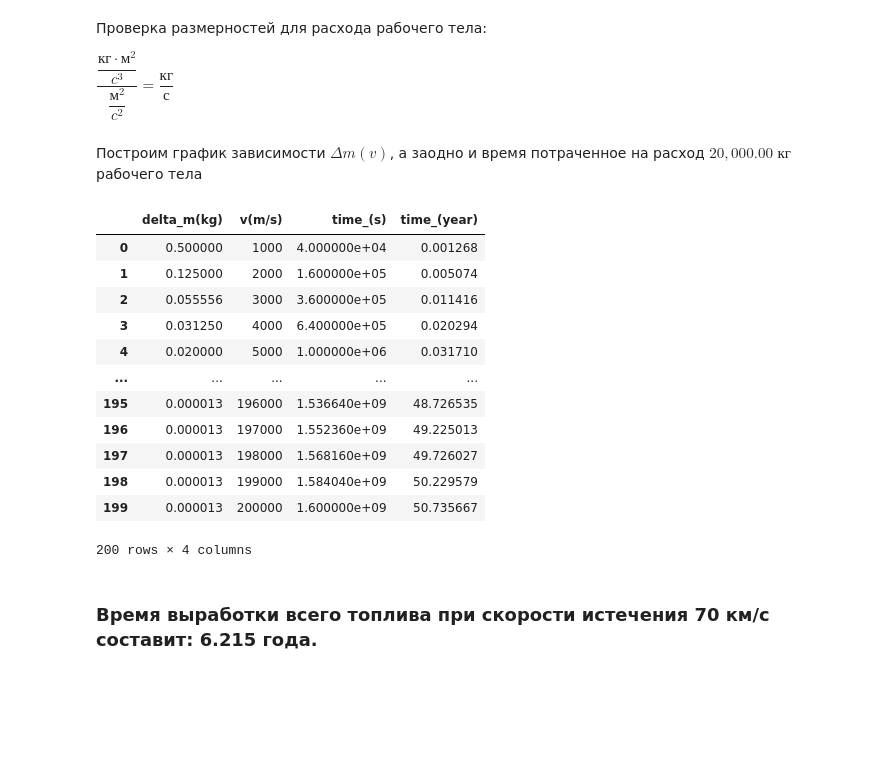
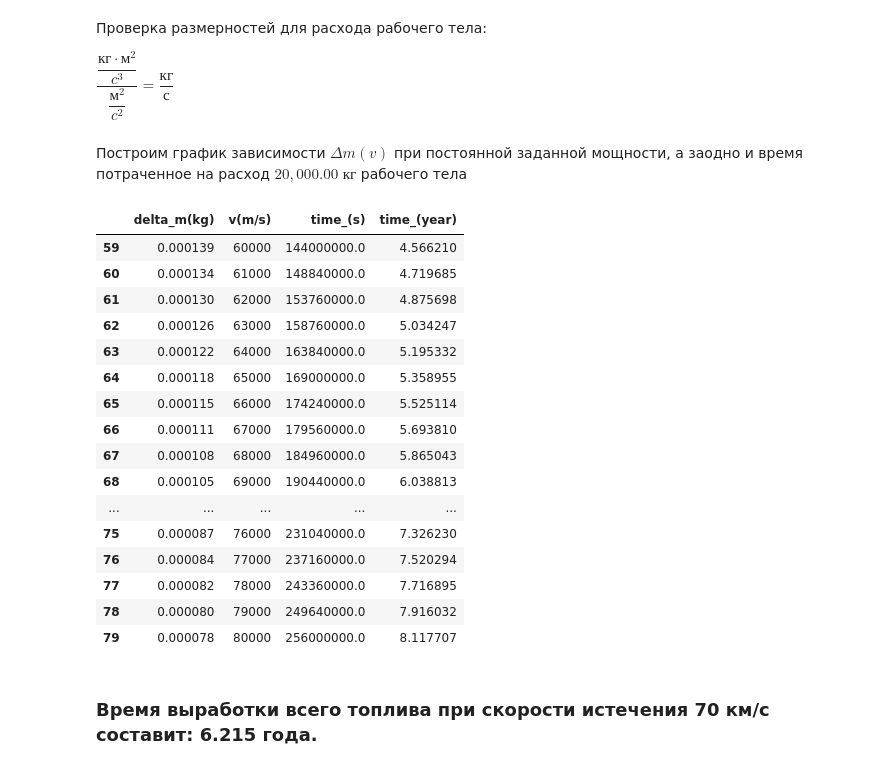
Before and after one commit to vfuga/nucleon, a Jupyter notebook: nucleon.ipynb, the cells around one changed output. Cells and saved outputs as stored; diff of their text form; code cells hidden in the pictures; blank space fills up the shorter version.

```diff
--- a/nucleon.ipynb
+++ b/nucleon.ipynb
@@ -32,26 +32,34 @@ $ v = \sqrt { 2 \dfrac{ N}{\Delta m} } \space  , или \space расход \spa
 
 $ \dfrac { \dfrac {кг \cdot м^2 }{c^3} }{ \dfrac{м^2}{c^2} } = \dfrac{кг}{с}$
 # %% [markdown]
-Построим график зависимости $\Delta m(v)$, a заодно и время потраченное на расход $20,000.00$ $кг$ рабочего тела
+Построим график зависимости $\Delta m(v)$ при постоянной заданной мощности, a заодно и время потраченное на расход $20,000.00$ $кг$ рабочего тела
 # %%
-data = pd.DataFrame([(2 * 250_000/(v**2), v) for v in range(1000, 201_000, 1000)], columns=['delta_m(kg)', 'v(m/s)'])
+data = pd.DataFrame([(2 * 250_000/(v**2), v) for v in range(1000, 201_000, 1000)], \
+                    columns=['delta_m(kg)', 'v(m/s)'])
+
 data['time_(s)'] = 20_000 / data['delta_m(kg)']
+
 data['time_(year)'] = data['time_(s)']/60/60/24/365 # 60секунд * 60минут * 24 часа * 365 дней
-data
+
+data[(data['v(m/s)'] >=60000) & (data['v(m/s)'] <=80000)]
 # %% [output]
 |  | delta_m(kg) | v(m/s) | time_(s) | time_(year) |
-| 0 | 0.500000 | 1000 | 4.000000e+04 | 0.001268 |
-| 1 | 0.125000 | 2000 | 1.600000e+05 | 0.005074 |
-| 2 | 0.055556 | 3000 | 3.600000e+05 | 0.011416 |
-| 3 | 0.031250 | 4000 | 6.400000e+05 | 0.020294 |
-| 4 | 0.020000 | 5000 | 1.000000e+06 | 0.031710 |
+| 59 | 0.000139 | 60000 | 144000000.0 | 4.566210 |
+| 60 | 0.000134 | 61000 | 148840000.0 | 4.719685 |
+| 61 | 0.000130 | 62000 | 153760000.0 | 4.875698 |
+| 62 | 0.000126 | 63000 | 158760000.0 | 5.034247 |
+| 63 | 0.000122 | 64000 | 163840000.0 | 5.195332 |
+| 64 | 0.000118 | 65000 | 169000000.0 | 5.358955 |
+| 65 | 0.000115 | 66000 | 174240000.0 | 5.525114 |
+| 66 | 0.000111 | 67000 | 179560000.0 | 5.693810 |
+| 67 | 0.000108 | 68000 | 184960000.0 | 5.865043 |
+| 68 | 0.000105 | 69000 | 190440000.0 | 6.038813 |
 | ... | ... | ... | ... | ... |
-| 195 | 0.000013 | 196000 | 1.536640e+09 | 48.726535 |
-| 196 | 0.000013 | 197000 | 1.552360e+09 | 49.225013 |
-| 197 | 0.000013 | 198000 | 1.568160e+09 | 49.726027 |
-| 198 | 0.000013 | 199000 | 1.584040e+09 | 50.229579 |
-| 199 | 0.000013 | 200000 | 1.600000e+09 | 50.735667 |
+| 75 | 0.000087 | 76000 | 231040000.0 | 7.326230 |
+| 76 | 0.000084 | 77000 | 237160000.0 | 7.520294 |
+| 77 | 0.000082 | 78000 | 243360000.0 | 7.716895 |
+| 78 | 0.000080 | 79000 | 249640000.0 | 7.916032 |
+| 79 | 0.000078 | 80000 | 256000000.0 | 8.117707 |
-200 rows × 4 columns
 # %%
 time_end = round(data[data['v(m/s)'] == 70000]['time_(year)'].values[0],3)
 
```
Also changed, not shown: parts of 10 cells of this notebook, 1 other file.
